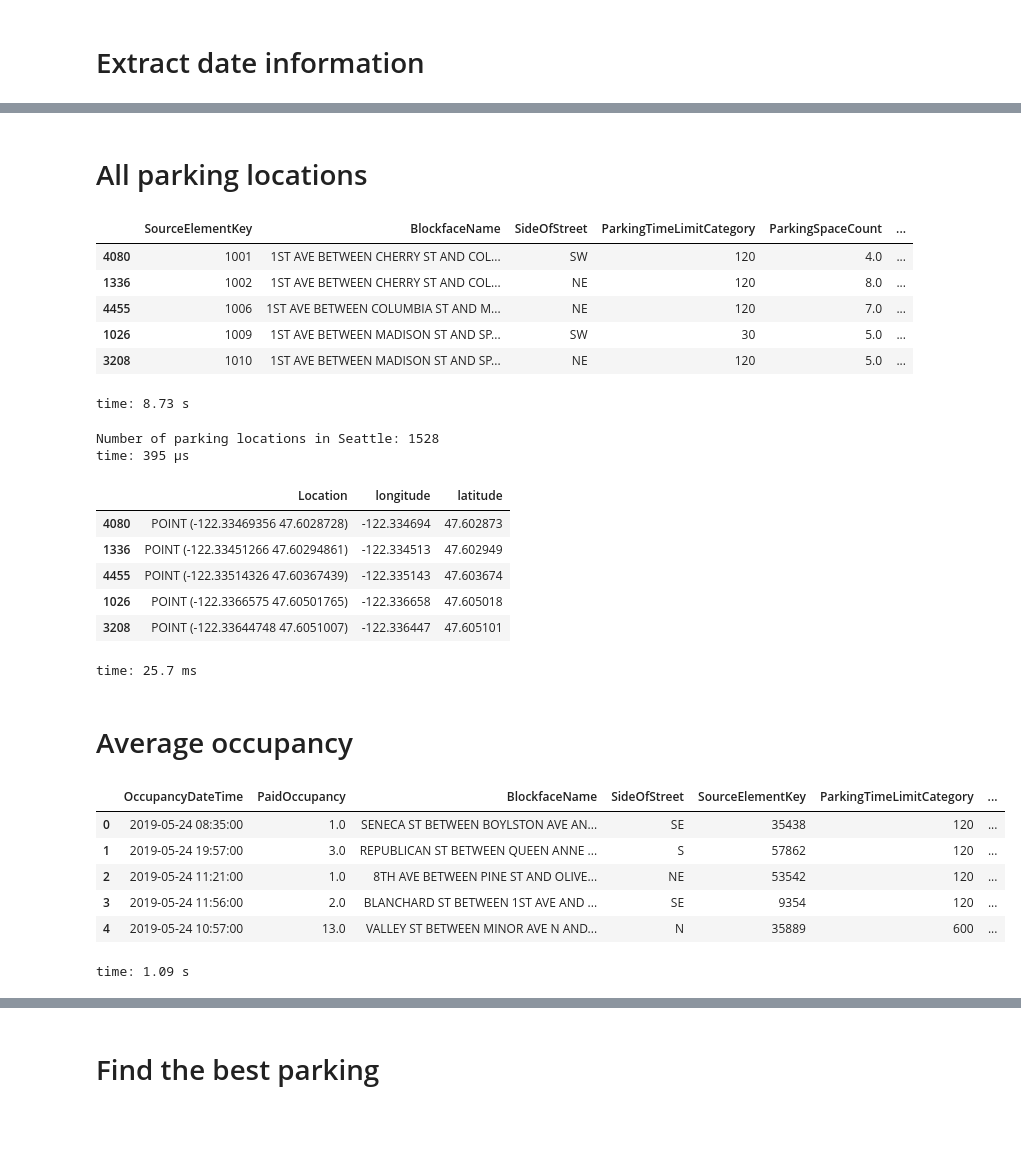
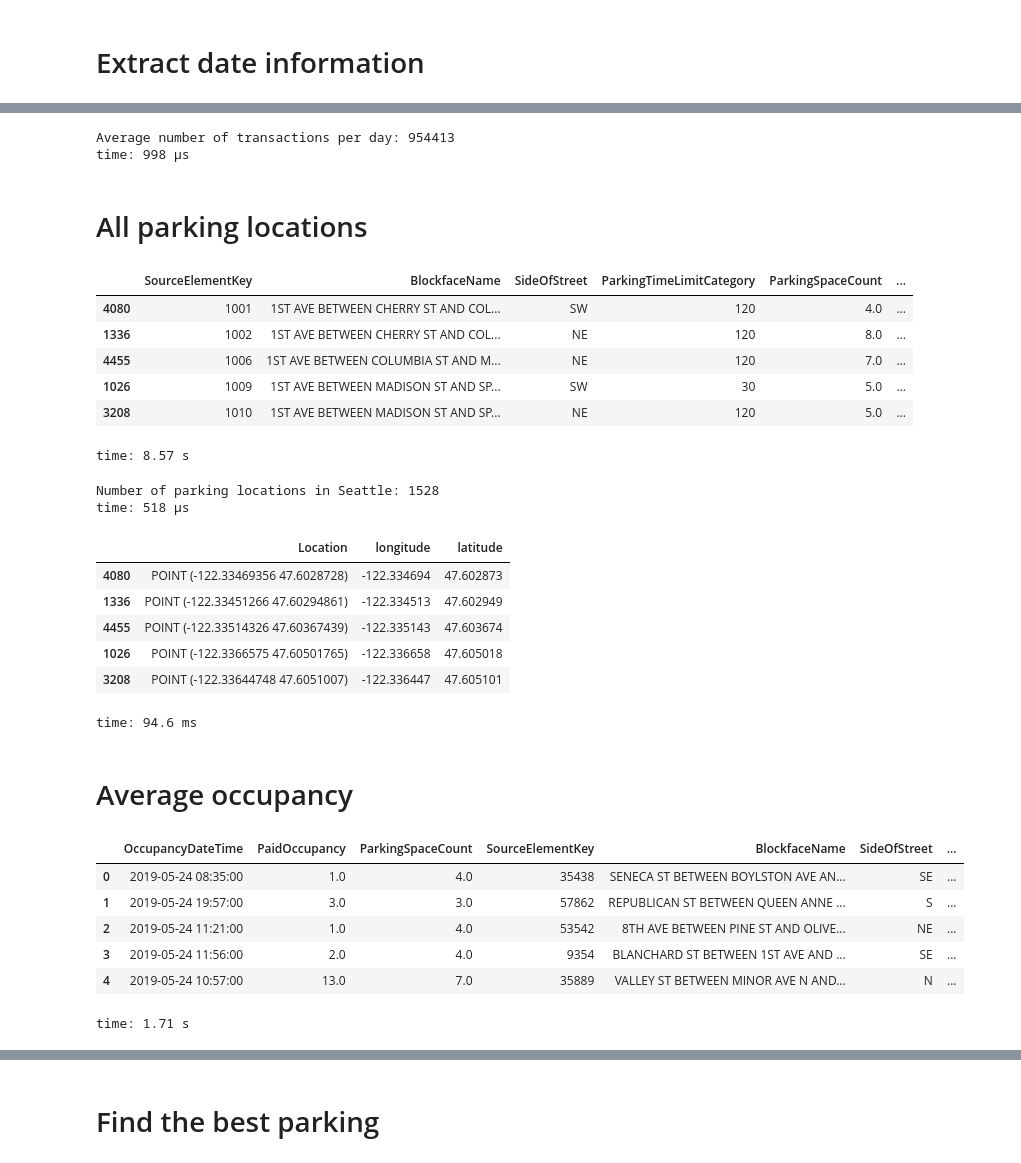
Before and after one commit to drabastomek/rapids-notebooks, a Jupyter notebook: codes/rapids_seattleParking.ipynb, the cells around one changed output, grey strips where cells are left out. Cells and saved outputs as stored; diff of their text form; code cells hidden in the pictures; blank space fills up the shorter version.

```diff
--- a/codes/rapids_seattleParking.ipynb
+++ b/codes/rapids_seattleParking.ipynb
@@ -94,7 +74,7 @@ dtypes = OrderedDict([
     ('PaidParkingRate', 'int8'),
     ('ParkingCategory', 'str'),
     ('Location', 'str'),
-    ('DayOfWeek', 'int8')
+    ('dow', 'int8')
 ])
 
 df = cudf.read_csv(
@@ -103,4 +83,6 @@ df = cudf.read_csv(
     , dtype=list(dtypes.values())
     , names=list(dtypes.keys())
 )
+
+df = df.fillna({'PaidOccupancy': 0, 'ParkingSpaceCount': 999, 'PaidParkingSubArea': 'UKN'})
 # %% [output]
@@ -209,3 +186,8 @@ time: 1.64 ms
+# %%
+print('Average number of transactions per day: {0:.0f}'.format(counts['OccupancyDateTime'].mean()))
+# %% [output]
+Average number of transactions per day: 954413
+time: 998 µs
 # %% [markdown]
 # All parking locations
 # %%
@@ -222,12 +204,12 @@ locations.head().to_pandas()
 | 4455 | 1006 | 1ST AVE BETWEEN COLUMBIA ST AND M... | NE | 120 | 7.0 | ... |
 | 1026 | 1009 | 1ST AVE BETWEEN MADISON ST AND SP... | SW | 30 | 5.0 | ... |
 | 3208 | 1010 | 1ST AVE BETWEEN MADISON ST AND SP... | NE | 120 | 5.0 | ... |
-time: 8.73 s
+time: 8.57 s
 # %%
 print('Number of parking locations in Seattle: {0}'.format(locations.shape[0]))
 # %% [output]
 Number of parking locations in Seattle: 1528
-time: 395 µs
+time: 518 µs
 # %%
 def extractLon(location):
     lon = location.str.extract('([0-9\.\-]+) ([0-9\.]+)')[0]
@@ -248,30 +230,36 @@ locations[['Location', 'longitude', 'latitude']].head().to_pandas()
 | 4455 | POINT (-122.33514326 47.60367439) | -122.335143 | 47.603674 |
 | 1026 | POINT (-122.3366575 47.60501765) | -122.336658 | 47.605018 |
 | 3208 | POINT (-122.33644748 47.6051007) | -122.336447 | 47.605101 |
-time: 25.7 ms
+time: 94.6 ms
 # %% [markdown]
 # Average occupancy
 # %%
 def avgOccupancy(PaidOccupancy, ParkingSpaceCount, AvgOccupancy):
     for i, (paid, available) in enumerate(zip(PaidOccupancy, ParkingSpaceCount)):
         AvgOccupancy[i] = min(1.0, paid / available) # cap it at 100%, sometimes we see more paid occupancy than spaces available
 
-df = df.apply_rows(
-    avgOccupancy
-    , incols=['PaidOccupancy', 'ParkingSpaceCount']
-    , outcols={'AvgOccupancy': np.float64}
-    , kwargs={}
+df = (
+    df[['OccupancyDateTime', 'PaidOccupancy', 'ParkingSpaceCount'
+              , 'SourceElementKey', 'BlockfaceName', 'SideOfStreet'
+              , 'ParkingTimeLimitCategory', 'ParkingSpaceCount'
+              , 'PaidParkingArea', 'PaidParkingSubArea', 'ParkingCategory', 'dow', 'year', 'month'
+              , 'day', 'hour', 'minute']]
+    .apply_rows(
+        avgOccupancy
+        , incols=['PaidOccupancy', 'ParkingSpaceCount']
+        , outcols={'AvgOccupancy': np.float64}
+        , kwargs={}
+    )
 )
-
-df.head().to_pandas()
+df.head()
 # %% [output]
-|  | OccupancyDateTime | PaidOccupancy | BlockfaceName | SideOfStreet | SourceElementKey | ParkingTimeLimitCategory | ... |
-| 0 | 2019-05-24 08:35:00 | 1.0 | SENECA ST BETWEEN BOYLSTON AVE AN... | SE | 35438 | 120 | ... |
-| 1 | 2019-05-24 19:57:00 | 3.0 | REPUBLICAN ST BETWEEN QUEEN ANNE ... | S | 57862 | 120 | ... |
-| 2 | 2019-05-24 11:21:00 | 1.0 | 8TH AVE BETWEEN PINE ST AND OLIVE... | NE | 53542 | 120 | ... |
-| 3 | 2019-05-24 11:56:00 | 2.0 | BLANCHARD ST BETWEEN 1ST AVE AND ... | SE | 9354 | 120 | ... |
-| 4 | 2019-05-24 10:57:00 | 13.0 | VALLEY ST BETWEEN MINOR AVE N AND... | N | 35889 | 600 | ... |
+|  | OccupancyDateTime | PaidOccupancy | ParkingSpaceCount | SourceElementKey | BlockfaceName | SideOfStreet | ... |
+| 0 | 2019-05-24 08:35:00 | 1.0 | 4.0 | 35438 | SENECA ST BETWEEN BOYLSTON AVE AN... | SE | ... |
+| 1 | 2019-05-24 19:57:00 | 3.0 | 3.0 | 57862 | REPUBLICAN ST BETWEEN QUEEN ANNE ... | S | ... |
+| 2 | 2019-05-24 11:21:00 | 1.0 | 4.0 | 53542 | 8TH AVE BETWEEN PINE ST AND OLIVE... | NE | ... |
+| 3 | 2019-05-24 11:56:00 | 2.0 | 4.0 | 9354 | BLANCHARD ST BETWEEN 1ST AVE AND ... | SE | ... |
+| 4 | 2019-05-24 10:57:00 | 13.0 | 7.0 | 35889 | VALLEY ST BETWEEN MINOR AVE N AND... | N | ... |
-time: 1.09 s
+time: 1.71 s
 # %%
 search_date_f = dt.datetime.strptime('2019-05-24T10:00:00', '%Y-%m-%dT%H:%M:%S')
 search_date_t = dt.datetime.strptime('2019-05-24T10:59:59', '%Y-%m-%dT%H:%M:%S')
```
Also changed, not shown: parts of 27 cells of this notebook.
